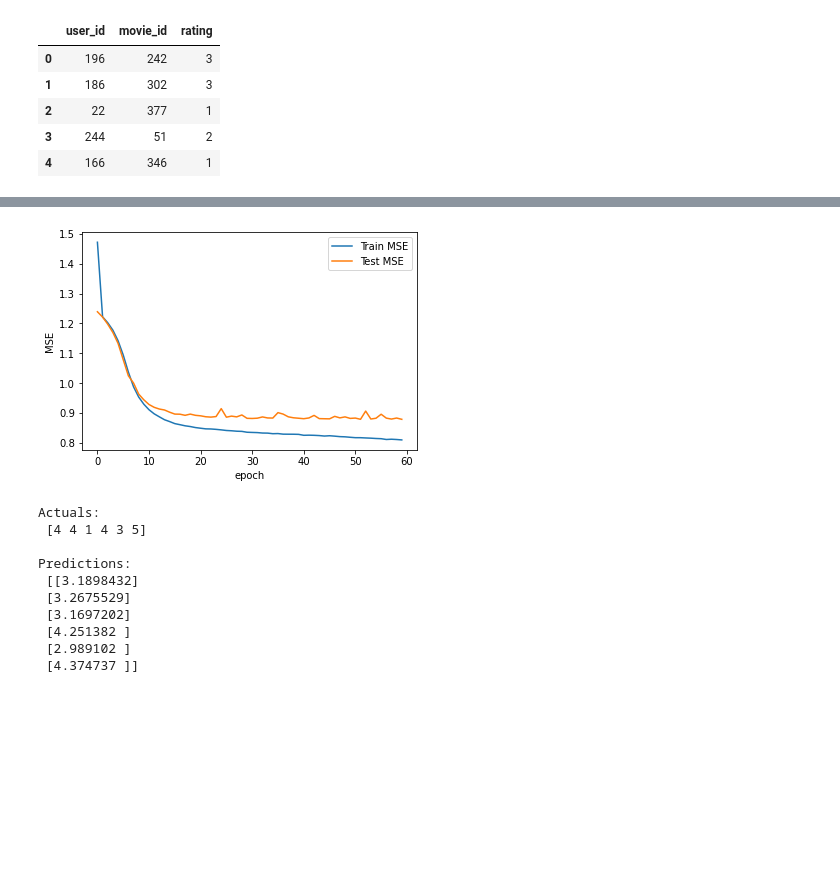
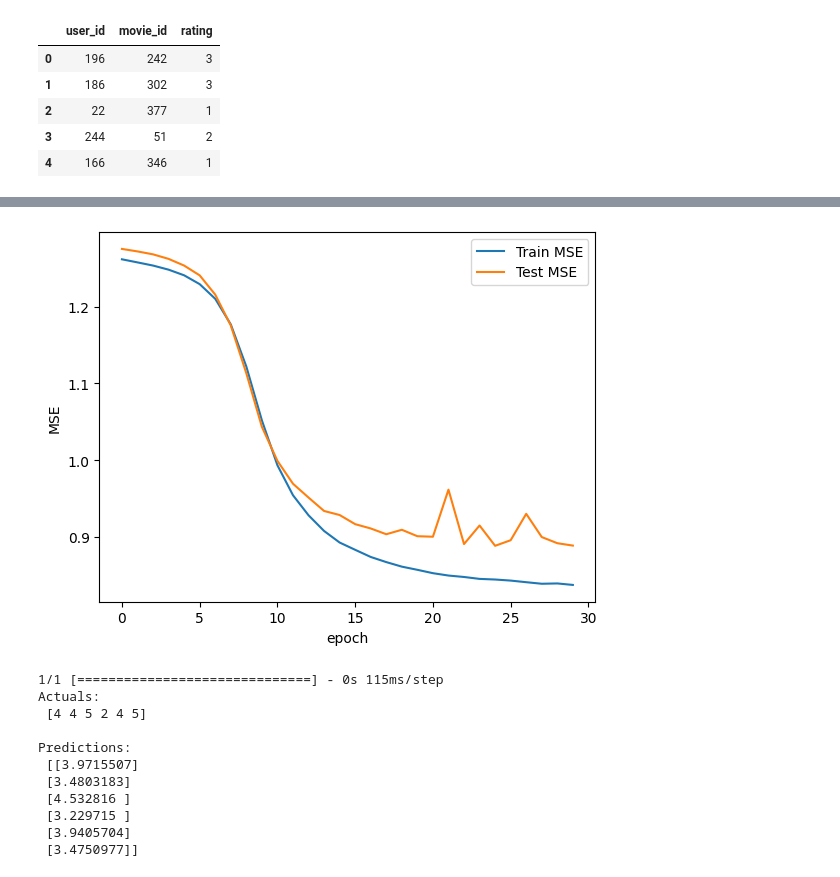
Before and after one commit to ironmanciti/Recommenders_Lecture, a Jupyter notebook: 140_MF_Keras.ipynb, the cells around one changed output, grey strips where cells are left out. Saved outputs shown, nothing was run; the diff lists cells and outputs as text; code cells hidden in the pictures; blank space fills up the shorter version.

```diff
--- a/140_MF_Keras.ipynb
+++ b/140_MF_Keras.ipynb
@@ -94,5 +97,5 @@ others_input_shape
 # %%
 # train test set 분리
-train_ratings, test_ratings = train_test_split(ratings, test_size=0.25, random_state=0)
-train_ratings.shape, test_ratings.shape
+train_ratings, test_ratings, train_targets, test_targets = train_test_split(ratings, target_ratings, test_size=0.2, random_state=0)
+train_ratings.shape, test_ratings.shape, train_targets.shape, test_targets.shape
 # %% [output]
@@ -100,8 +103,8 @@ train_ratings.shape, test_ratings.shape
 # %%
-# Variable 초기화
-K = 100                             # Latent factor 수
-M = ratings.user_id.max() + 1       # Number of users - Embedding 이 0 부터 시작하므로 + 1
-N = ratings.movie_id.max() + 1      # Number of movies
+K = 100      # 잠재 요인(latent factor)의 수
+mu = train_targets.mean()    # 전체 평점의 평균
+M = ratings.user_id.max() + 1       # 사용자 수 - 임베딩이 0부터 시작하므로 +1
+N = ratings.movie_id.max() + 1      # 영화 수
 
 K, mu, M, N
 # %% [output]
@@ -190,12 +186,0 @@ array([[0.82191781, 0.        , 1.        , ..., 0.        , 0.        ,
-# %%
-# Model Train
-history = model.fit(
-    [train_ratings.user_id.values, train_ratings.movie_id.values, train_ratings.iloc[:, 3:].values],  #(user, item)
-    train_ratings.rating.values,        #(target value - 평균)
-  epochs=60,
-  batch_size=256,
-  validation_data=(
-    [test_ratings.user_id.values, test_ratings.movie_id.values, test_ratings.iloc[:, 3:].values],
-    test_ratings.rating.values
-  )
-)
@@ -219,0 +187,11 @@ Epoch 60/60
+# %%
+history = model.fit(
+    [train_ratings.user_id.values, train_ratings.movie_id.values, train_ratings.iloc[:, 2:].astype('float32').values],  # 사용자 ID, 영화 ID, 기타 특성들을 float32 타입으로 변환
+    train_targets.values.astype('float32') - mu,  # 타겟 값에서 평균을 뺀 후 float32 타입으로 변환
+  epochs=30,
+  batch_size=256,
+  validation_data=(
+    [test_ratings.user_id.values, test_ratings.movie_id.values, test_ratings.iloc[:, 2:].astype('float32').values],  # 검증 데이터도 동일하게 타입 변환
+    test_targets.values.astype('float32') - mu  # 타겟 값에서 평균을 뺀 후 float32 타입으로 변환
+  )
+)
@@ -225,31 +221,36 @@ model.evaluate([test_ratings.user_id.values, test_ratings.movie_id.values,  test
 # %%
-# Plot RMSE
-plt.plot(history.history['mse'], label="Train MSE")
-plt.plot(history.history['val_mse'], label="Test MSE")
+# Plot MSE
+plt.plot(history.history['loss'], label="Train MSE")
+plt.plot(history.history['val_loss'], label="Test MSE")
 plt.xlabel('epoch')
 plt.ylabel('MSE')
 plt.legend()
 plt.show()
 # %% [output]
-[figure, old version]
+[figure, new version]
 # %%
-# Test set에서 6개만 골라 Prediction 하여 비교
-user_ids = test_ratings.user_id.values[0:6]
-movie_ids = test_ratings.movie_id.values[0:6]
-occupations = test_ratings.iloc[:, 3:].values[0:6]
-predictions = model.predict([user_ids, movie_ids, occupations])
-print("Actuals: \n", test_ratings.rating.values[0:6])
+# 테스트 세트에서 사용자 ID와 영화 ID, 그리고 기타 특성을 6개 선택
+user_ids = test_ratings.user_id.values[10:16]
+movie_ids = test_ratings.movie_id.values[10:16]
+other_features = test_ratings.iloc[:, 2:].values[10:16]  # 10번째부터 15번째까지의 샘플을 선택
+
+# 모델을 사용하여 선택된 샘플에 대한 예측을 수행하고, 전체 평균(mu)을 더해 실제 평점 범위로 변환
+predictions = model.predict([user_ids, movie_ids, other_features]) + mu
+
+# 실제 평점과 예측 평점을 출력하여 비교
+print("Actuals: \n", test_targets.values[10:16])  # 실제 평점 출력
 print( )
-print("Predictions: \n", predictions)
+print("Predictions: \n", predictions)  # 예측 평점 출력
 # %% [output]
+1/1 [==============================] - 0s 115ms/step
 Actuals:
- [4 4 1 4 3 5]
+ [4 4 5 2 4 5]
 
 Predictions:
- [[3.1898432]
- [3.2675529]
- [3.1697202]
- [4.251382 ]
- [2.989102 ]
- [4.374737 ]]
+ [[3.9715507]
+ [3.4803183]
+ [4.532816 ]
+ [3.229715 ]
+ [3.9405704]
+ [3.4750977]]
 # %%
```
Also changed, not shown: parts of 22 cells of this notebook, 13 other files.
